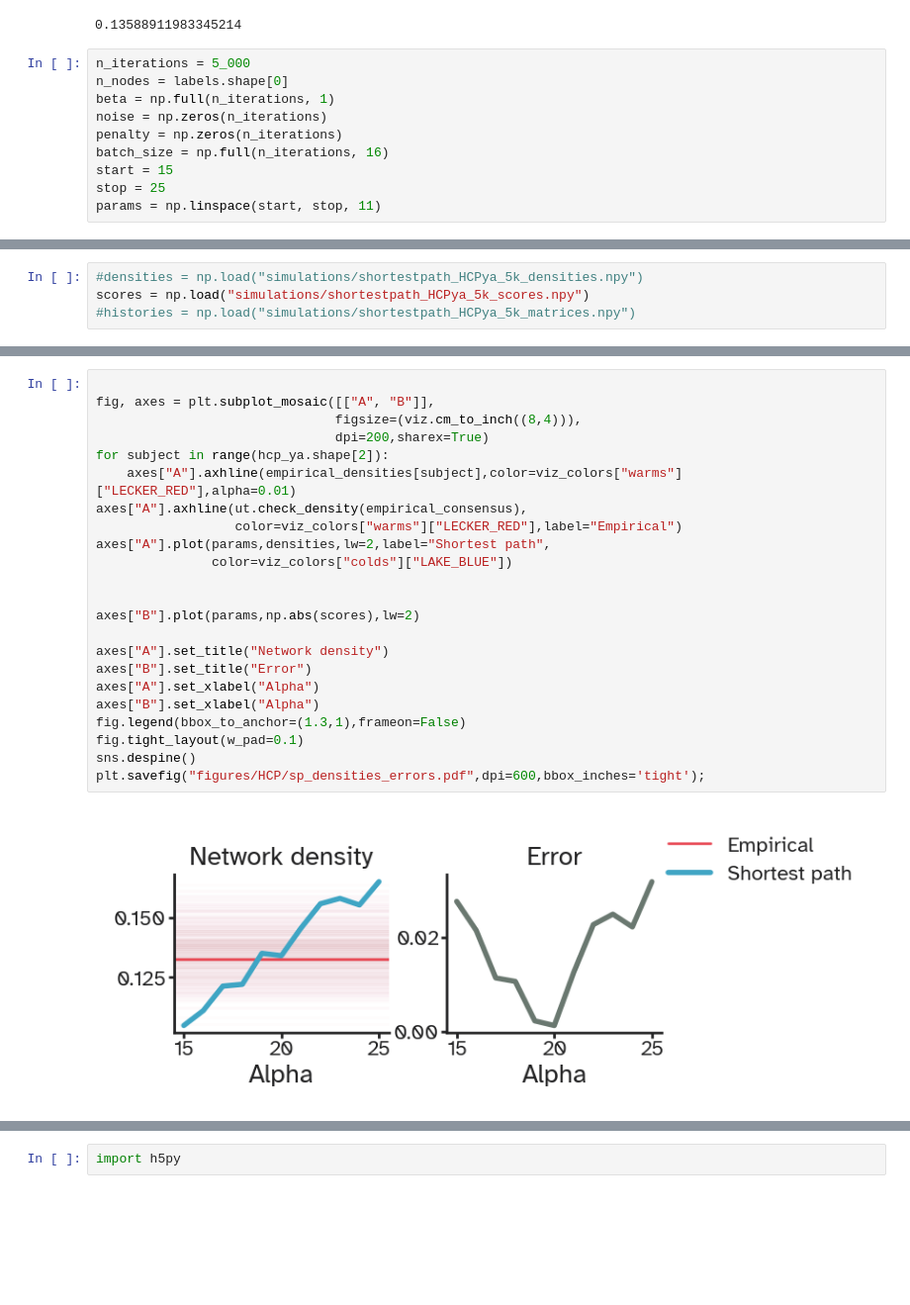
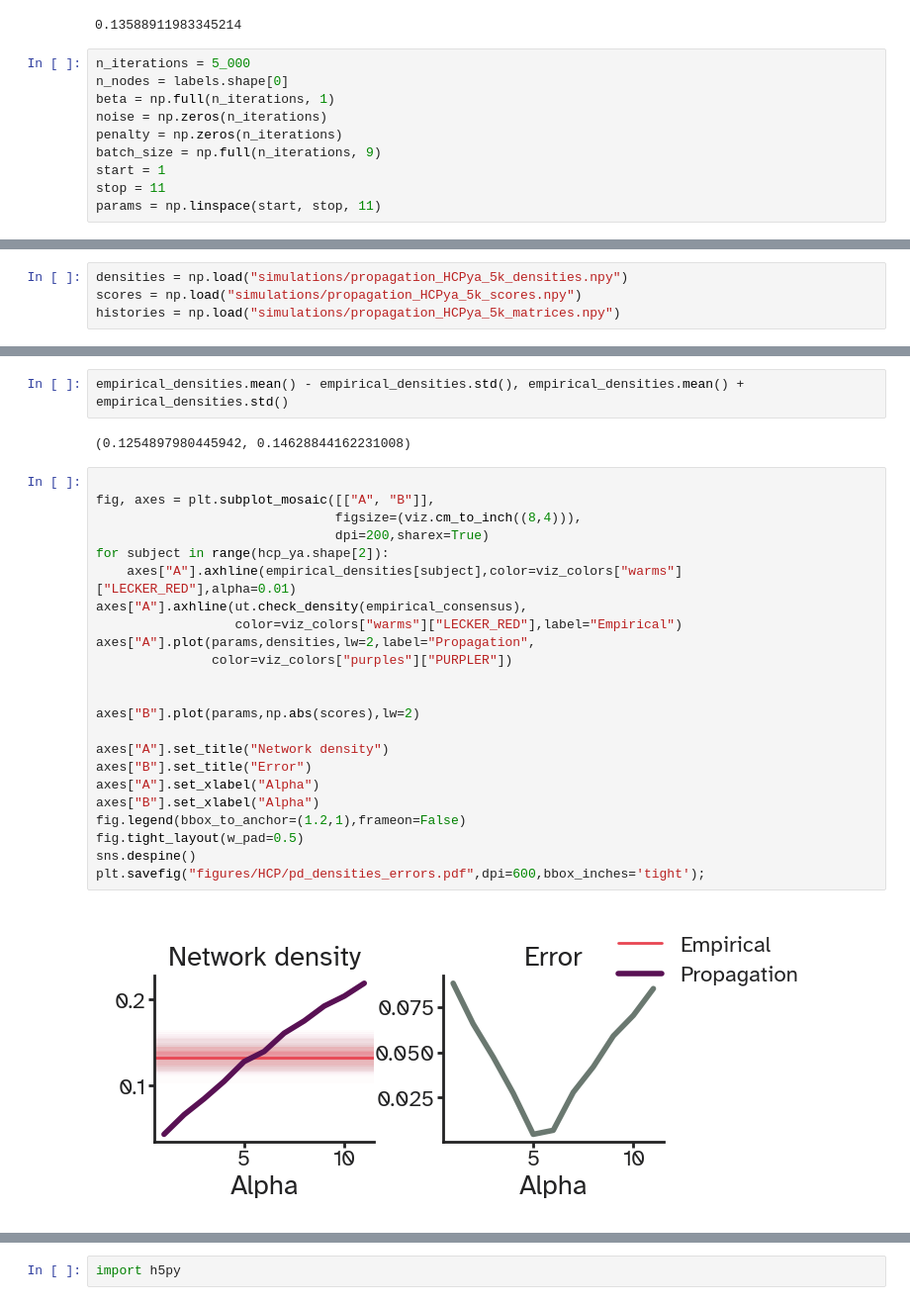
Before and after one commit to kuffmode/Optimal_networks, a Jupyter notebook: generative_aal.ipynb, the cells around one changed output, grey strips where cells are left out. Shown at 99% size. Drawn from its saved outputs; the diff is of its cells as text; blank space fills up the shorter version.

```diff
--- a/generative_aal.ipynb
+++ b/generative_aal.ipynb
@@ -157,7 +157,7 @@ n_nodes = labels.shape[0]
 beta = np.full(n_iterations, 1)
 noise = np.zeros(n_iterations)
 penalty = np.zeros(n_iterations)
-batch_size = np.full(n_iterations, 16)
-start = 15
-stop = 25
+batch_size = np.full(n_iterations, 9)
+start = 1
+stop = 11
 params = np.linspace(start, stop, 11)
@@ -203,4 +194,4 @@ Parameter 25.0 error: 0.0319
 # %%
-#densities = np.load("simulations/shortestpath_HCPya_5k_densities.npy")
-scores = np.load("simulations/shortestpath_HCPya_5k_scores.npy")
-#histories = np.load("simulations/shortestpath_HCPya_5k_matrices.npy")
+densities = np.load("simulations/propagation_HCPya_5k_densities.npy")
+scores = np.load("simulations/propagation_HCPya_5k_scores.npy")
+histories = np.load("simulations/propagation_HCPya_5k_matrices.npy")
@@ -207,25 +202,29 @@ scores = np.load("simulations/shortestpath_HCPya_5k_scores.npy")
+# %%
+empirical_densities.mean() - empirical_densities.std(), empirical_densities.mean() + empirical_densities.std()
+# %% [output]
+(0.1254897980445942, 0.14628844162231008)
 # %%
 
 fig, axes = plt.subplot_mosaic([["A", "B"]],
                                figsize=(viz.cm_to_inch((8,4))),
                                dpi=200,sharex=True)
 for subject in range(hcp_ya.shape[2]):
     axes["A"].axhline(empirical_densities[subject],color=viz_colors["warms"]["LECKER_RED"],alpha=0.01)
 axes["A"].axhline(ut.check_density(empirical_consensus),
                   color=viz_colors["warms"]["LECKER_RED"],label="Empirical")
-axes["A"].plot(params,densities,lw=2,label="Shortest path",
-               color=viz_colors["colds"]["LAKE_BLUE"])
+axes["A"].plot(params,densities,lw=2,label="Propagation",
+               color=viz_colors["purples"]["PURPLER"])
 
 
 axes["B"].plot(params,np.abs(scores),lw=2)
 
 axes["A"].set_title("Network density")
 axes["B"].set_title("Error")
 axes["A"].set_xlabel("Alpha")
 axes["B"].set_xlabel("Alpha")
-fig.legend(bbox_to_anchor=(1.3,1),frameon=False)
-fig.tight_layout(w_pad=0.1)
+fig.legend(bbox_to_anchor=(1.2,1),frameon=False)
+fig.tight_layout(w_pad=0.5)
 sns.despine()
-plt.savefig("figures/HCP/sp_densities_errors.pdf",dpi=600,bbox_inches='tight');
+plt.savefig("figures/HCP/pd_densities_errors.pdf",dpi=600,bbox_inches='tight');
 # %% [output]
-[figure, old version]
+[figure, new version]
```
Also changed, not shown: parts of 45 cells of this notebook, 10 other files.
